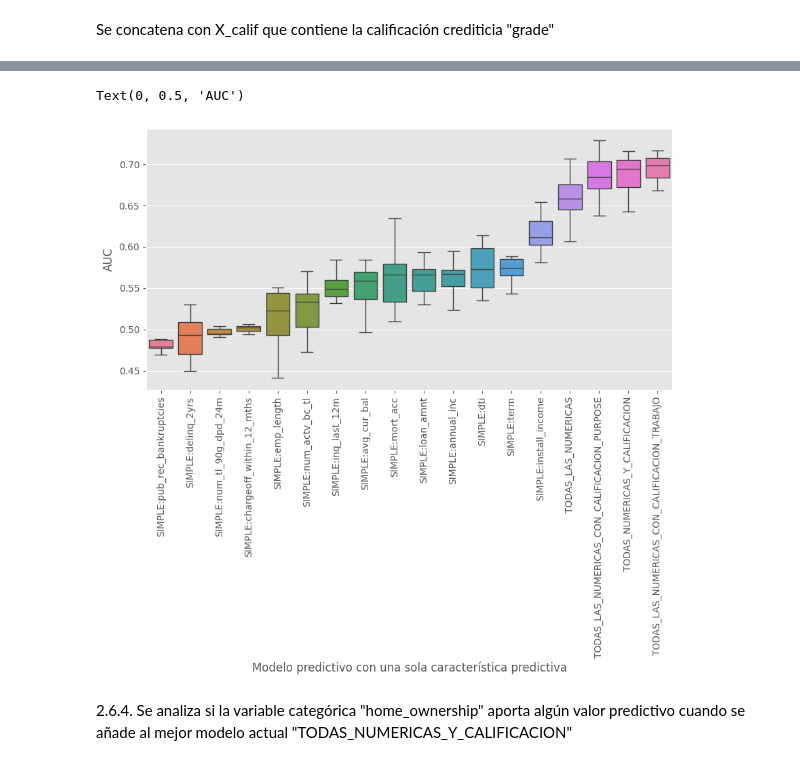
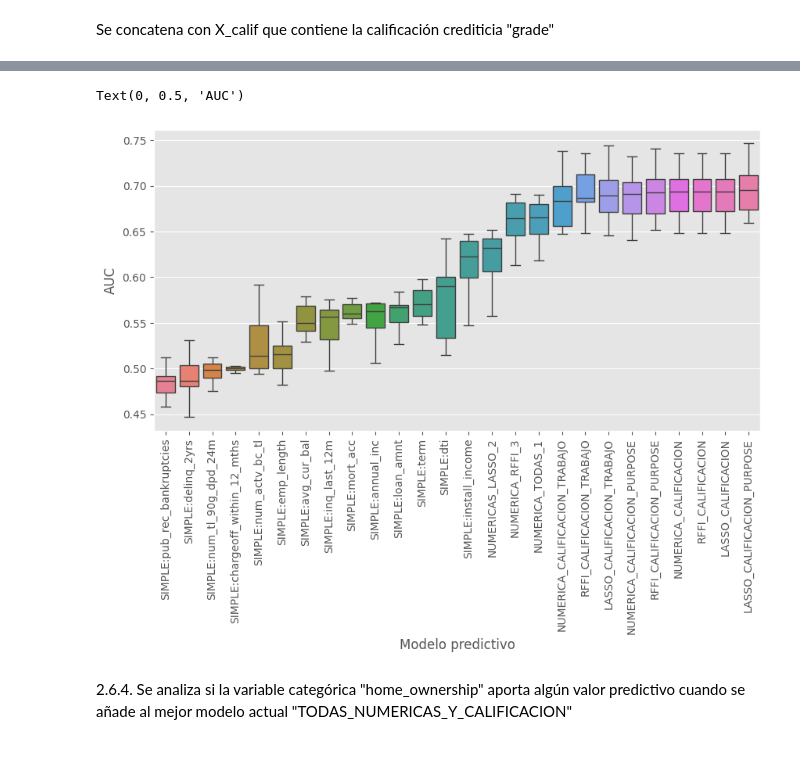
Before and after one commit to JosueMonte/Credit-Risk, a Jupyter notebook: probability_default.ipynb, the cells around one changed output, grey strips where cells are left out. Cells and saved outputs as stored; diff of their text form; code cells hidden in the pictures.

```diff
--- a/probability_default.ipynb
+++ b/probability_default.ipynb
@@ -814,0 +1160,3 @@ X_calif_purpose.head()
+# %%
+X_calif_purpose_3 = pd.concat([X_calif_3, purpose_categ],axis=1)
+X_calif_purpose_3.head()
@@ -815,14 +1171,20 @@ X_calif_purpose.head()
 # %%
 auc_lista = cross_validation_AUC(X_calif_purpose, y_completo)
-modelos_desempeno["TODAS_LAS_NUMERICAS_CON_CALIFICACION_PURPOSE"] = auc_lista
+modelos_desempeno["NUMERICA_CALIFICACION_PURPOSE"] = auc_lista
+# %%
+auc_lista_2 = cross_validation_AUC(X_calif_purpose_2, y_completo)
+modelos_desempeno["LASSO_CALIFICACION_PURPOSE"] = auc_lista_2
+# %%
+auc_lista_3 = cross_validation_AUC(X_calif_purpose_3, y_completo)
+modelos_desempeno["RFFI_CALIFICACION_PURPOSE"] = auc_lista_3
 # %%
 plt.figure(figsize= (10,5))
 dibujar_boxplot_ordenado(modelos_desempeno)
-plt.xlabel("Modelo predictivo con una sola característica predictiva")
+plt.xlabel("Modelo predictivo")
 plt.ylabel("AUC")
 # %% [output]
 Text(0, 0.5, 'AUC')
-[figure, old version]
+[figure, new version]
 # %% [markdown]
 2.6.4. Se analiza si la variable categórica "home_ownership" aporta algún valor predictivo cuando se añade al mejor modelo actual "TODAS_NUMERICAS_Y_CALIFICACION"
 # %%
```
Also changed, not shown: parts of 88 cells of this notebook.
